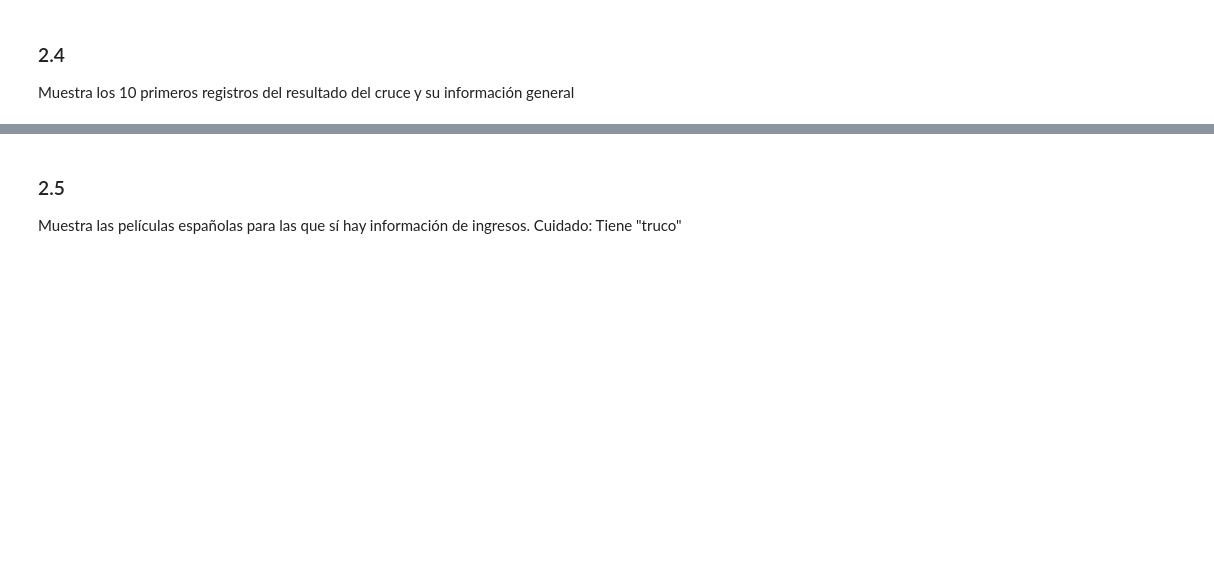
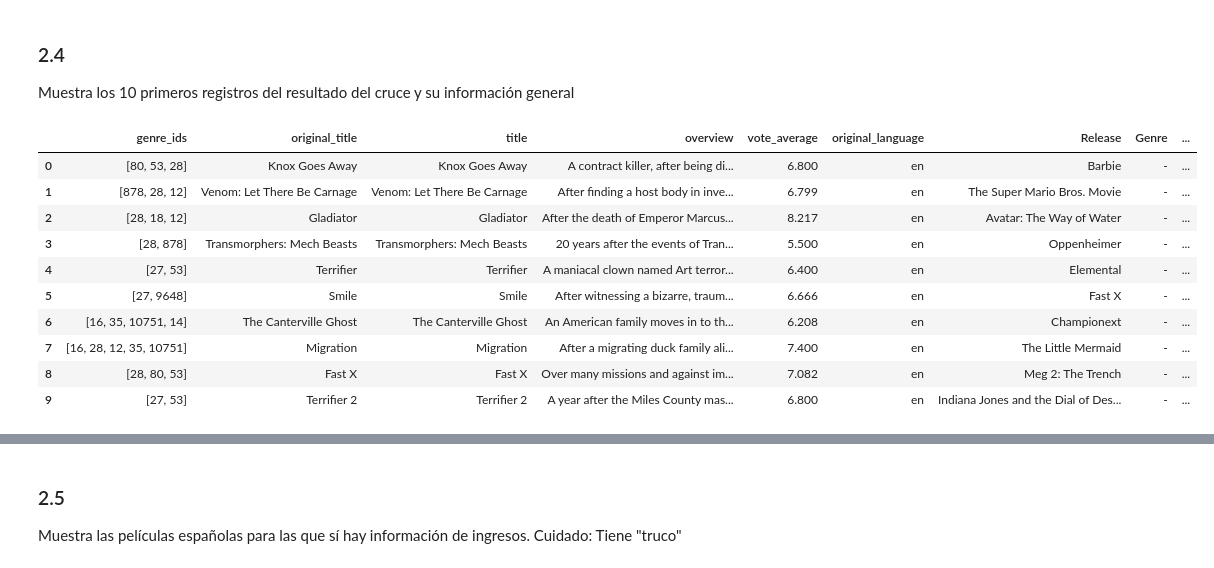
Before and after one commit to CanaryBrianArmas/ONLINE_DS_THEBRIDGE_-Ejercicios-a-corregir, a Jupyter notebook: Sprint_6/Unidad_2/18_Practica_Obligatoria_Scraping_API.ipynb, the cells around one changed output, grey strips where cells are left out. Drawn from its saved outputs; the diff is of its cells as text; code cells hidden in the pictures; blank space fills up the shorter version.

```diff
--- a/Sprint_6/Unidad_2/18_Practica_Obligatoria_Scraping_API.ipynb
+++ b/Sprint_6/Unidad_2/18_Practica_Obligatoria_Scraping_API.ipynb
@@ -528,3 +549,20 @@ Hora de volver a nuestro `DataFrame` de peliculas obtenido de la API. Pégale la
+# %%
+# RESETEAMOS AMBOS INDEX PARA PODER HACER UN LEFT MERGE APROPIADO
+df_crossed = pd.merge(df_base_movies.reset_index(drop = True), df_mojo.reset_index(drop = True), how = "left", left_index = True, right_index = True)
 # %% [markdown]
 ### 2.4
 Muestra los 10 primeros registros del resultado del cruce y su información general
+# %%
+df_crossed.head(10)
+# %% [output]
+|  | genre_ids | original_title | title | overview | vote_average | original_language | Release | Genre | ... |
+| 0 | [80, 53, 28] | Knox Goes Away | Knox Goes Away | A contract killer, after being di... | 6.800 | en | Barbie | - | ... |
+| 1 | [878, 28, 12] | Venom: Let There Be Carnage | Venom: Let There Be Carnage | After finding a host body in inve... | 6.799 | en | The Super Mario Bros. Movie | - | ... |
+| 2 | [28, 18, 12] | Gladiator | Gladiator | After the death of Emperor Marcus... | 8.217 | en | Avatar: The Way of Water | - | ... |
+| 3 | [28, 878] | Transmorphers: Mech Beasts | Transmorphers: Mech Beasts | 20 years after the events of Tran... | 5.500 | en | Oppenheimer | - | ... |
+| 4 | [27, 53] | Terrifier | Terrifier | A maniacal clown named Art terror... | 6.400 | en | Elemental | - | ... |
+| 5 | [27, 9648] | Smile | Smile | After witnessing a bizarre, traum... | 6.666 | en | Fast X | - | ... |
+| 6 | [16, 35, 10751, 14] | The Canterville Ghost | The Canterville Ghost | An American family moves in to th... | 6.208 | en | Championext | - | ... |
+| 7 | [16, 28, 12, 35, 10751] | Migration | Migration | After a migrating duck family ali... | 7.400 | en | The Little Mermaid | - | ... |
+| 8 | [28, 80, 53] | Fast X | Fast X | Over many missions and against im... | 7.082 | en | Meg 2: The Trench | - | ... |
+| 9 | [27, 53] | Terrifier 2 | Terrifier 2 | A year after the Miles County mas... | 6.800 | en | Indiana Jones and the Dial of Des... | - | ... |
```
Also changed, not shown: parts of 10 cells of this notebook.
